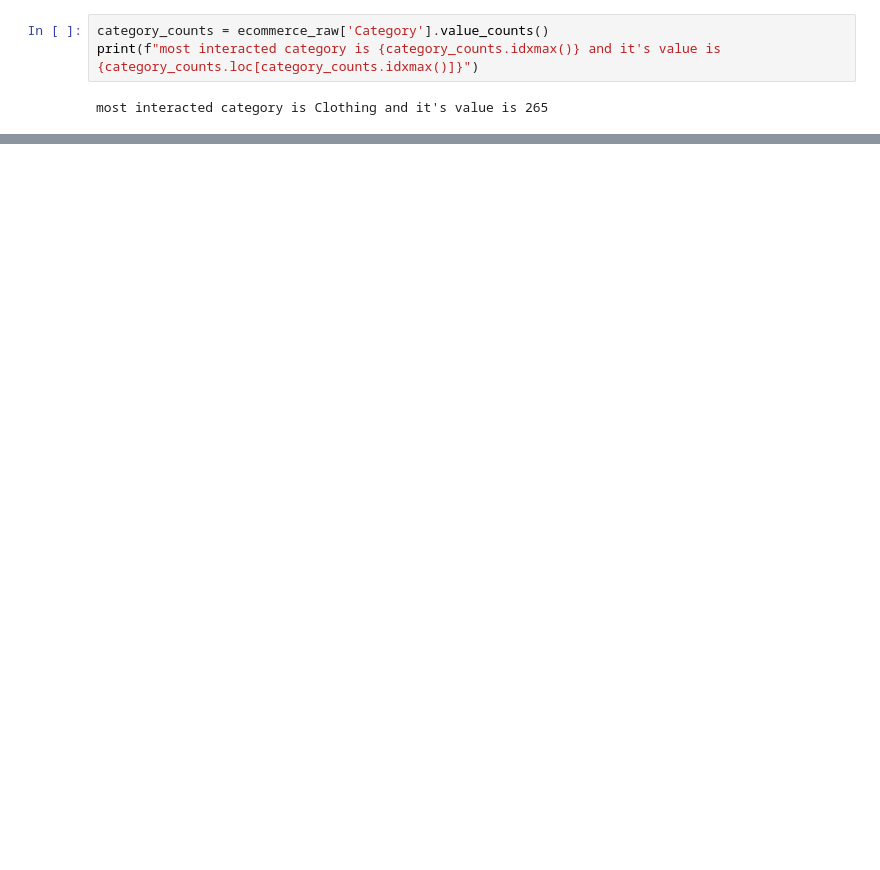
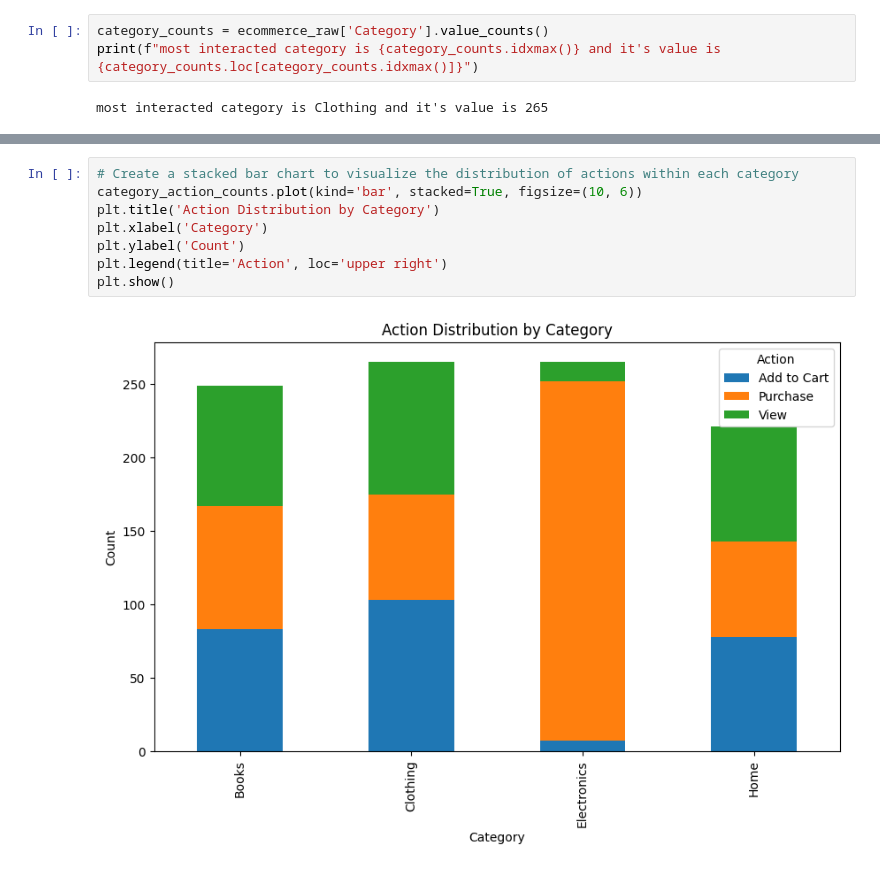
Before and after one commit to akib1162100/ML_base, a Jupyter notebook: ML_intro_asg_2.ipynb, the cells around one changed output, grey strips where cells are left out. Cells and saved outputs as stored; diff of their text form; blank space fills up the shorter version.

```diff
--- a/ML_intro_asg_2.ipynb
+++ b/ML_intro_asg_2.ipynb
@@ -161,0 +268,10 @@ most pricy category is Electronics and it's value is 64283.52246876539
+# %%
+# Create a stacked bar chart to visualize the distribution of actions within each category
+category_action_counts.plot(kind='bar', stacked=True, figsize=(10, 6))
+plt.title('Action Distribution by Category')
+plt.xlabel('Category')
+plt.ylabel('Count')
+plt.legend(title='Action', loc='upper right')
+plt.show()
+# %% [output]
+[figure, added]
```
Also changed, not shown: parts of 28 cells of this notebook.
